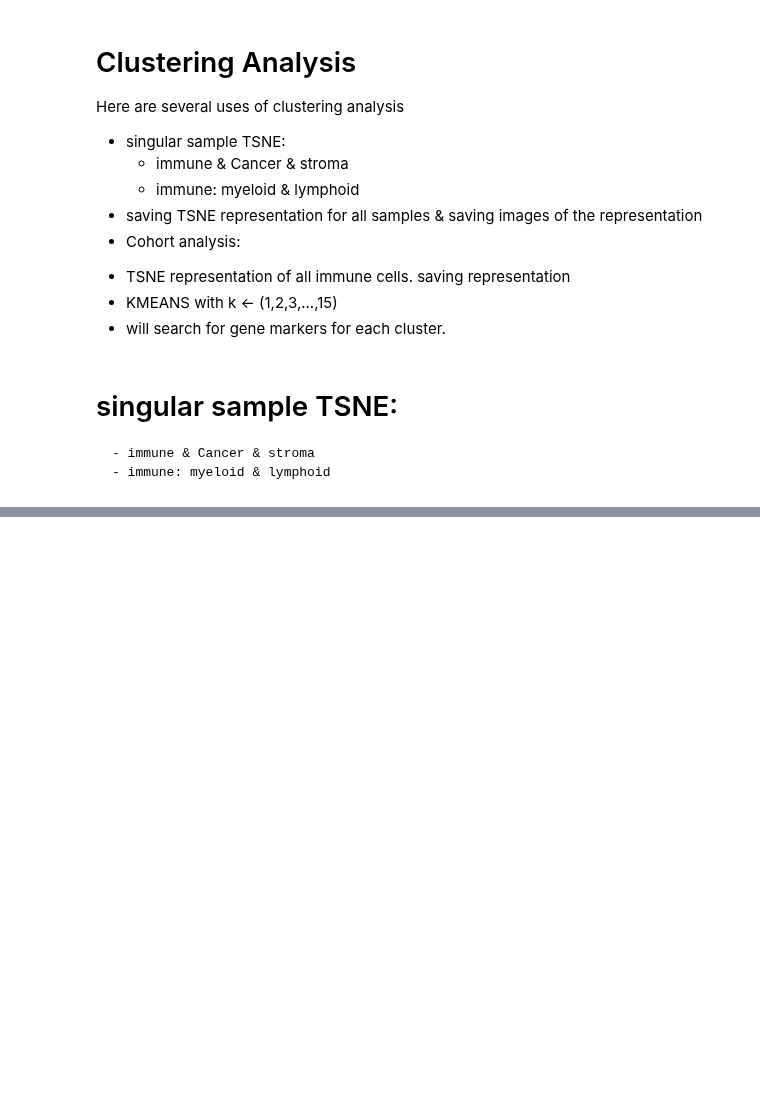
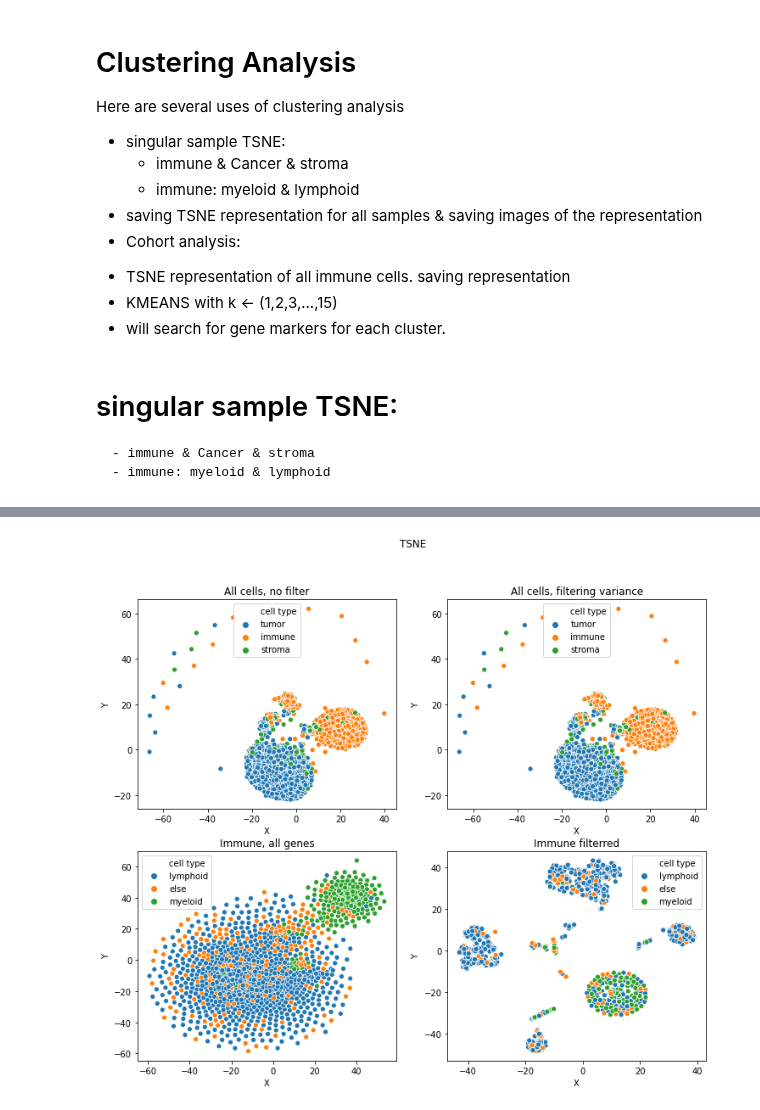
Before and after one commit to ItayShlosberg/classifying-response-to-immunotherapy, a Jupyter notebook: data_analysis/Clustering_Analysis.ipynb, the cells around one changed output, grey strips where cells are left out. Saved outputs shown, nothing was run; the diff lists cells and outputs as text; code cells hidden in the pictures; blank space fills up the shorter version.

```diff
--- a/data_analysis/Clustering_Analysis.ipynb
+++ b/data_analysis/Clustering_Analysis.ipynb
@@ -130,0 +73,88 @@ Running TSNE on sample
+# %%
+fig, axes = plt.subplots(2, 2, figsize=(12, 10))
+
+
+#### All cells after filtering variance, immune cells all genes
+print(f"sample shape before process {rna_sample.counts.shape}")
+print("Drawing all cells now")
+is_cancer = all_cells.cells_information.getattr('is_cancer')
+is_stroma = all_cells.cells_information.getattr('is_stromal')
+is_immune = all_cells.cells_information.getattr('is_immune')
+colors = []
+for i in range(all_cells.number_of_cells):
+    if is_cancer[i]:
+        colors.append("tumor")
+    elif is_immune[i]:
+        colors.append("immune")
+    else:
+        colors.append("stroma")
+
+
+
+
+
+# # before filtering variance
+cells_embedded = TSNE(n_components=2, random_state=21).fit_transform(all_cells.counts)
+df_sample = pd.DataFrame(cells_embedded, columns=['X', 'Y'])
+df_sample["cell type"] = colors
+sns.scatterplot(ax=axes[0][0], x="X", y="Y",
+              hue="cell type",
+              data=df_sample)
+axes[0][0].set_title("All cells, no filter")
+
+# filtering variance
+all_cells = rna_sample.filter_genes_by_variance(1, in_place=False)
+print(f"shape after removing gene under variance: {all_cells.counts.shape}")
+# print("Running TSNE on sample")
+cells_embedded = TSNE(n_components=2, random_state=21).fit_transform(all_cells.counts)
+df_sample_variance_filterd = pd.DataFrame(cells_embedded, columns=['X', 'Y'])
+df_sample_variance_filterd["cell type"] = colors
+sns.scatterplot(ax=axes[0][1], x="X", y="Y",
+              hue="cell type",
+              data=df_sample_variance_filterd)
+axes[0][1].set_title("All cells, filtering variance")
+
+
+
+
+print()
+print("Drawing immune cells only")
+immune_cells = rna_sample.filter_cells_by_property('is_immune', True)
+print(f'Immune cells shape: {immune_cells.counts.shape}')
+is_m = immune_cells.cells_information.getattr('is_myeloid')
+is_l = immune_cells.cells_information.getattr('is_lymphoid')
+colors = []
+for i in range(immune_cells.number_of_cells):
+    if immune_cells[i][1].is_lymphoid:
+        colors.append('lymphoid')
+    elif immune_cells[i][1].is_myeloid:
+        colors.append('myeloid')
+    else:
+        colors.append('else')
+
+
+print(f"shape after removing gene under variance: {immune_cells.counts.shape}")
+# print("Running TSNE on immune cells")
+cells_embedded = TSNE(n_components=2, random_state=21).fit_transform(immune_cells.counts)
+df_immune = pd.DataFrame(cells_embedded, columns=['X', 'Y'])
+df_immune["cell type"] = colors
+sns.scatterplot(ax=axes[1][0], x="X", y="Y",
+              hue="cell type",
+              data=df_immune)
+axes[1][0].set_title("Immune, all genes")
+
+
+immune_cells.filter_genes_by_variance(6)
+
+
+print(f"shape after removing gene under variance: {immune_cells.counts.shape}")
+# print("Running TSNE on immune cells")
+cells_embedded = TSNE(n_components=2, random_state=21).fit_transform(immune_cells.counts)
+df_immune_filterred = pd.DataFrame(cells_embedded, columns=['X', 'Y'])
+df_immune_filterred["cell type"] = colors
+sns.scatterplot(ax=axes[1][1], x="X", y="Y",
+              hue="cell type",
+              data=df_immune_filterred)
+axes[1][1].set_title("Immune filterred")
+fig.suptitle('TSNE')
+# %% [output]
@@ -130,0 +171 @@ Running TSNE on sample
+[figure, added]
```
Also changed, not shown: parts of 7 cells of this notebook, 1 other file.
